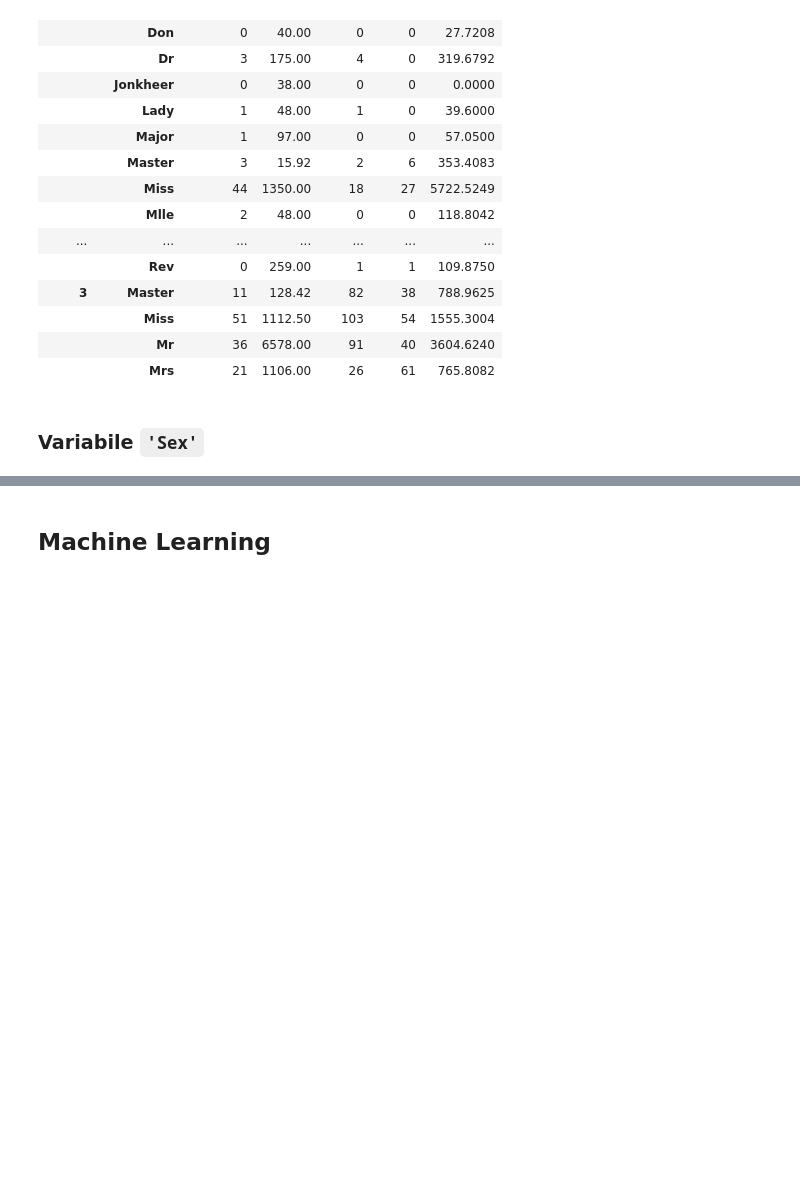
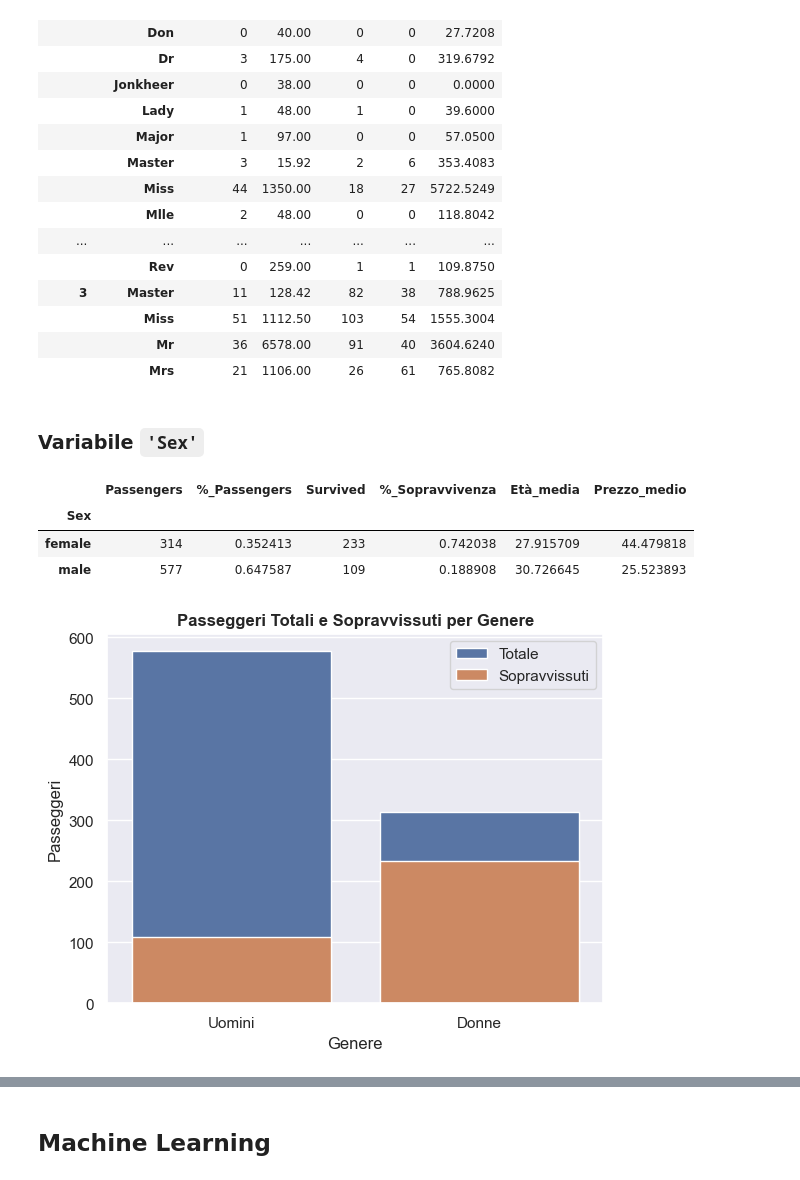
Before and after one commit to marcocolognesi/kaggle_titanic, a Jupyter notebook: notebook.ipynb, the cells around one changed output, grey strips where cells are left out. Cells and saved outputs as stored; diff of their text form; code cells hidden in the pictures; blank space fills up the shorter version.

```diff
--- a/notebook.ipynb
+++ b/notebook.ipynb
@@ -249,3 +245,42 @@ train_df.groupby(by=['Pclass', 'Name_title']).sum(numeric_only=True).iloc[:, 1:]
 |  | Mrs | 21 | 1106.00 | 26 | 61 | 765.8082 |
 # %% [markdown]
 ### **Variabile `'Sex'`**
+# %%
+# estrapolo variabile 'sex' dal dataset
+sex = train_df['Sex']
+
+# trovo valori per categoria
+sex_value_count = sex.value_counts()
+
+# groupby sum
+sex_sum_groupby = train_df.groupby(by=['Sex']).sum(numeric_only=True)
+
+# groupby mean
+sex_mean_groupby = train_df.groupby(by=['Sex']).mean(numeric_only=True)
+
+# df con informazioni rilevanti
+sex_insights_df = sex_sum_groupby.copy(deep=True)
+sex_insights_df['%_Sopravvivenza'] = sex_mean_groupby['Survived']
+sex_insights_df['Passengers'] = sex_value_count
+sex_insights_df['Età_media'] = sex_mean_groupby['Age']
+sex_insights_df['Prezzo_medio'] = sex_mean_groupby['Fare']
+sex_insights_df['%_Passengers'] = [x / sex_value_count.sum() for x in sex_insights_df['Passengers']]
+sex_insights_df = sex_insights_df[['Passengers', '%_Passengers', 'Survived', '%_Sopravvivenza', 'Età_media', 'Prezzo_medio']]
+display(sex_insights_df)
+
+# grafico
+plt.figure()
+plt.title('Passeggeri Totali e Sopravvissuti per Genere', weight='bold')
+sns.barplot(sex_value_count, label='Totale')
+sns.barplot(sex_sum_groupby['Survived'], label='Sopravvissuti')
+plt.legend()
+plt.xlabel('Genere')
+plt.ylabel('Passeggeri')
+plt.xticks(ticks=[0, 1], labels=['Uomini', 'Donne'])
+plt.show()
+# %% [output]
+|  | Passengers | %_Passengers | Survived | %_Sopravvivenza | Età_media | Prezzo_medio |
+| Sex |  |  |  |  |  |  |
+| female | 314 | 0.352413 | 233 | 0.742038 | 27.915709 | 44.479818 |
+| male | 577 | 0.647587 | 109 | 0.188908 | 30.726645 | 25.523893 |
+[figure, added]
```
Also changed, not shown: parts of 8 cells of this notebook.
